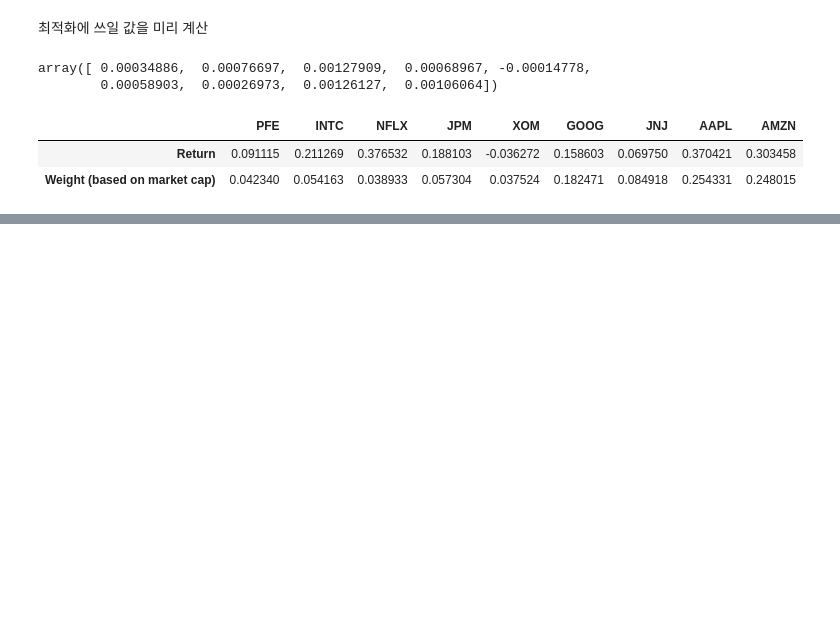
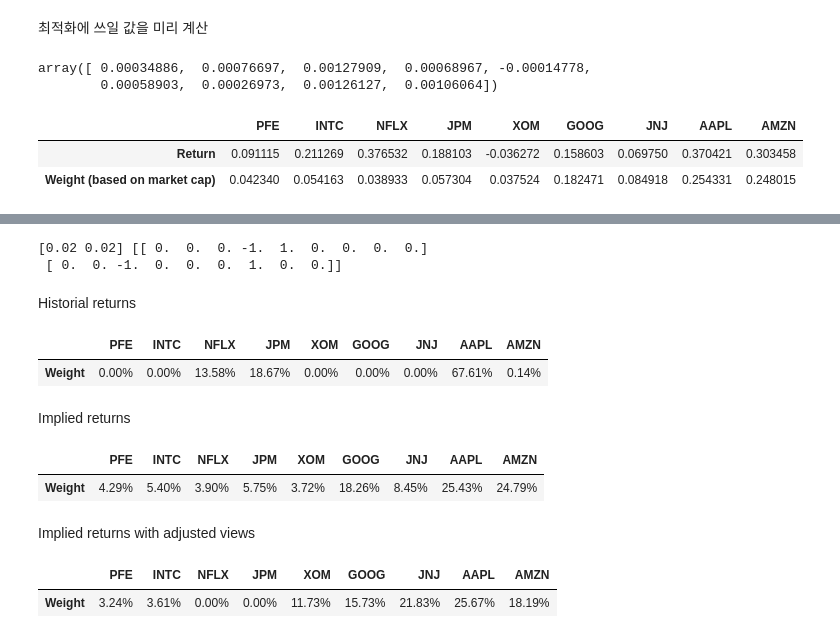
Before and after one commit to wolfinwallst/Financial_Engineering_and_Risk_Management, a Jupyter notebook: 파이썬으로 배우는 포트폴리오/#5 Black-Litterman Model.ipynb, the cells around one changed output, grey strips where cells are left out. Drawn from its saved outputs; the diff is of its cells as text; code cells hidden in the pictures; blank space fills up the shorter version.

```diff
--- a/파이썬으로 배우는 포트폴리오/#5 Black-Litterman Model.ipynb
+++ b/파이썬으로 배우는 포트폴리오/#5 Black-Litterman Model.ipynb
@@ -403,0 +418,18 @@ pi: [0.10626377 0.21514542 0.30906682 0.14127229 0.11977304 0.24037653
+# %%
+# 균형기대수익률로 최적화(투자자의 전망없이)
+opt2 = optimize_frontier(pi + rf, C, rf)
+# %%
+"""투자자 전망과 기대수익률, 전망의 불확실성 계산"""
+views = [('XOM', '>', 'JPM', 0.02),
+         ('NFLX', '<', 'JNJ', 0.02)]
+Q, P = CreateMatrixPQ(tickers, views)
+
+tau = .025  # 위험조정상수
+
+# 전망의 불확실성
+omega = np.dot(np.dot(np.dot(tau, P), C), np.transpose(P))
+# %%
+print(Q, P)
+# %% [output]
+[0.02 0.02] [[ 0.  0.  0. -1.  1.  0.  0.  0.  0.]
+ [ 0.  0. -1.  0.  0.  0.  1.  0.  0.]]
@@ -403,0 +446,26 @@ pi: [0.10626377 0.21514542 0.30906682 0.14127229 0.11977304 0.24037653
+# %%
+# 세 개의 최적화 결과를 테이블 형식으로 정리해 출력
+from IPython.core.display import display, HTML
+pd.options.display.float_format = '{:.2%}'.format
+
+# 첫 번째 최적화 결과
+display(HTML('Historial returns'))
+display(pd.DataFrame({'Weight': opt1['weights']}, index=tickers).T)
+
+# 두 번째 최적화 결과
+display(HTML('Implied returns'))
+display(pd.DataFrame({'Weight': opt2['weights']}, index=tickers).T)
+
+# 세 번째 최적화 결과
+display(HTML('Implied returns with adjusted views'))
+display(pd.DataFrame({'Weight': opt3['weights']}, index=tickers).T)
+# %% [output]
+Historial returns
+|  | PFE | INTC | NFLX | JPM | XOM | GOOG | JNJ | AAPL | AMZN |
+| Weight | 0.00% | 0.00% | 13.58% | 18.67% | 0.00% | 0.00% | 0.00% | 67.61% | 0.14% |
+Implied returns
+|  | PFE | INTC | NFLX | JPM | XOM | GOOG | JNJ | AAPL | AMZN |
+| Weight | 4.29% | 5.40% | 3.90% | 5.75% | 3.72% | 18.26% | 8.45% | 25.43% | 24.79% |
+Implied returns with adjusted views
+|  | PFE | INTC | NFLX | JPM | XOM | GOOG | JNJ | AAPL | AMZN |
+| Weight | 3.24% | 3.61% | 0.00% | 0.00% | 11.73% | 15.73% | 21.83% | 25.67% | 18.19% |
```
Also changed, not shown: parts of 11 cells of this notebook.
